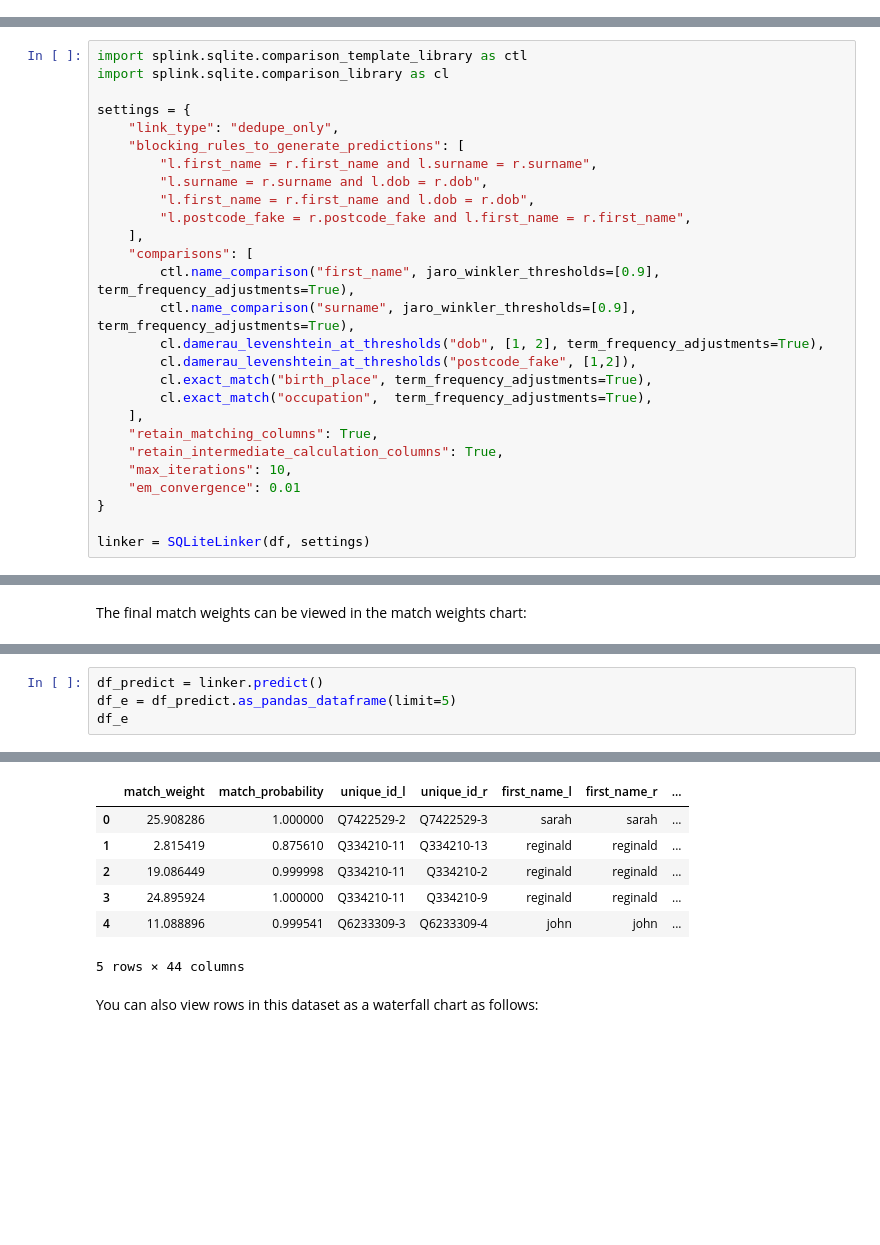
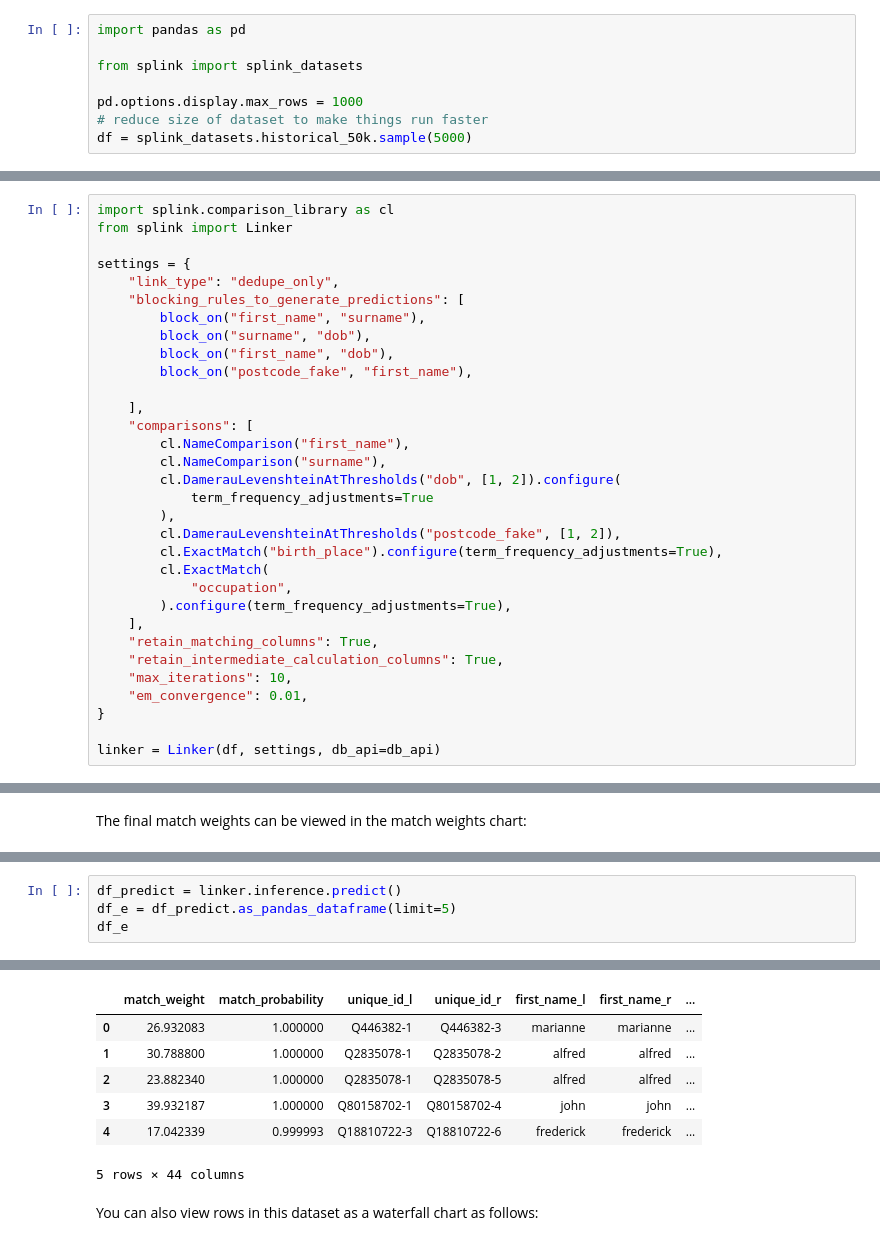
Before and after one commit to moj-analytical-services/splink_colab_links, a Jupyter notebook: docs/demos/examples/sqlite/deduplicate_50k_synthetic.ipynb, the cells around one changed output, grey strips where cells are left out. Cells and saved outputs as stored; diff of their text form; blank space fills up the shorter version.

```diff
--- a/docs/demos/examples/sqlite/deduplicate_50k_synthetic.ipynb
+++ b/docs/demos/examples/sqlite/deduplicate_50k_synthetic.ipynb
@@ -38,0 +17,8 @@ linker.cumulative_num_comparisons_from_blocking_rules_chart()
+# %%
+import pandas as pd
+
+from splink import splink_datasets
+
+pd.options.display.max_rows = 1000
+# reduce size of dataset to make things run faster
+df = splink_datasets.historical_50k.sample(5000)
@@ -39,28 +56,33 @@ linker.cumulative_num_comparisons_from_blocking_rules_chart()
 # %%
-import splink.sqlite.comparison_template_library as ctl
-import splink.sqlite.comparison_library as cl
+import splink.comparison_library as cl
+from splink import Linker
 
 settings = {
     "link_type": "dedupe_only",
     "blocking_rules_to_generate_predictions": [
-        "l.first_name = r.first_name and l.surname = r.surname",
-        "l.surname = r.surname and l.dob = r.dob",
-        "l.first_name = r.first_name and l.dob = r.dob",
-        "l.postcode_fake = r.postcode_fake and l.first_name = r.first_name",
+        block_on("first_name", "surname"),
+        block_on("surname", "dob"),
+        block_on("first_name", "dob"),
+        block_on("postcode_fake", "first_name"),
+
     ],
     "comparisons": [
-        ctl.name_comparison("first_name", jaro_winkler_thresholds=[0.9], term_frequency_adjustments=True),
-        ctl.name_comparison("surname", jaro_winkler_thresholds=[0.9], term_frequency_adjustments=True),
-        cl.damerau_levenshtein_at_thresholds("dob", [1, 2], term_frequency_adjustments=True),
-        cl.damerau_levenshtein_at_thresholds("postcode_fake", [1,2]),
-        cl.exact_match("birth_place", term_frequency_adjustments=True),
-        cl.exact_match("occupation",  term_frequency_adjustments=True),
+        cl.NameComparison("first_name"),
+        cl.NameComparison("surname"),
+        cl.DamerauLevenshteinAtThresholds("dob", [1, 2]).configure(
+            term_frequency_adjustments=True
+        ),
+        cl.DamerauLevenshteinAtThresholds("postcode_fake", [1, 2]),
+        cl.ExactMatch("birth_place").configure(term_frequency_adjustments=True),
+        cl.ExactMatch(
+            "occupation",
+        ).configure(term_frequency_adjustments=True),
     ],
     "retain_matching_columns": True,
     "retain_intermediate_calculation_columns": True,
     "max_iterations": 10,
-    "em_convergence": 0.01
+    "em_convergence": 0.01,
 }
 
-linker = SQLiteLinker(df, settings)
+linker = Linker(df, settings, db_api=db_api)
 # %%
@@ -142,7 +171,7 @@ linker.unlinkables_chart()
 # %% [output]
 [interactive output not drawn]
 # %%
-df_predict = linker.predict()
+df_predict = linker.inference.predict()
 df_e = df_predict.as_pandas_dataframe(limit=5)
 df_e
 # %% [output]
@@ -149,10 +188,10 @@ df_e
 |  | match_weight | match_probability | unique_id_l | unique_id_r | first_name_l | first_name_r | ... |
-| 0 | 25.908286 | 1.000000 | Q7422529-2 | Q7422529-3 | sarah | sarah | ... |
-| 1 | 2.815419 | 0.875610 | Q334210-11 | Q334210-13 | reginald | reginald | ... |
-| 2 | 19.086449 | 0.999998 | Q334210-11 | Q334210-2 | reginald | reginald | ... |
-| 3 | 24.895924 | 1.000000 | Q334210-11 | Q334210-9 | reginald | reginald | ... |
-| 4 | 11.088896 | 0.999541 | Q6233309-3 | Q6233309-4 | john | john | ... |
+| 0 | 26.932083 | 1.000000 | Q446382-1 | Q446382-3 | marianne | marianne | ... |
+| 1 | 30.788800 | 1.000000 | Q2835078-1 | Q2835078-2 | alfred | alfred | ... |
+| 2 | 23.882340 | 1.000000 | Q2835078-1 | Q2835078-5 | alfred | alfred | ... |
+| 3 | 39.932187 | 1.000000 | Q80158702-1 | Q80158702-4 | john | john | ... |
+| 4 | 17.042339 | 0.999993 | Q18810722-3 | Q18810722-6 | frederick | frederick | ... |
-5 rows × 44 columns
+5 rows × 44 columns
 # %% [markdown]
 You can also view rows in this dataset as a waterfall chart as follows:
 # %%
```
Also changed, not shown: parts of 20 cells of this notebook, 19 other files.
